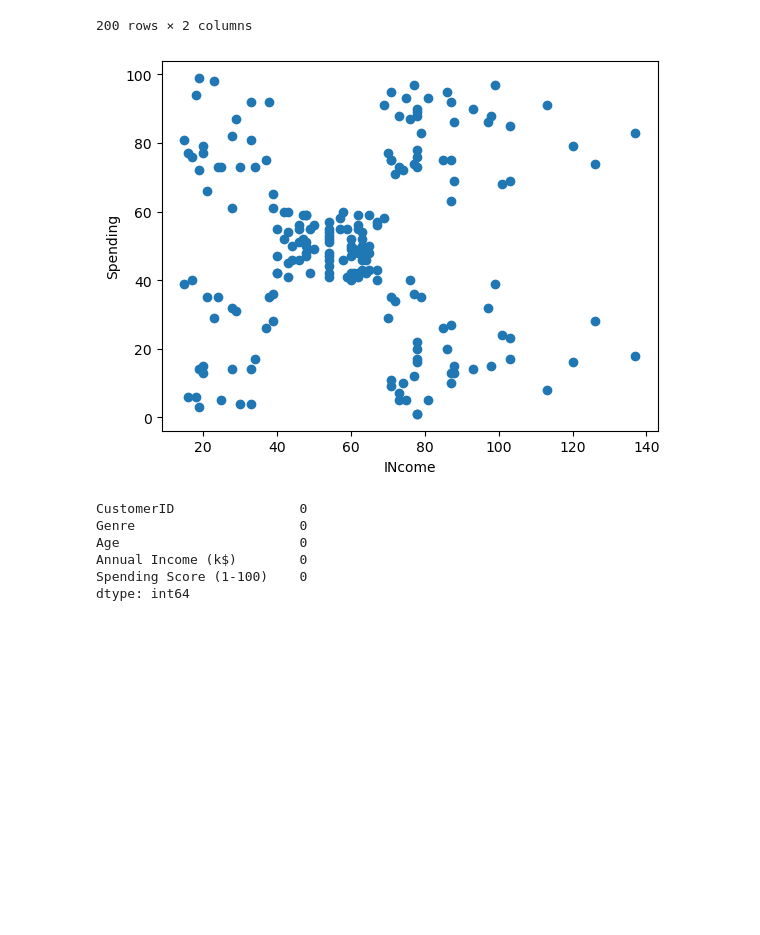
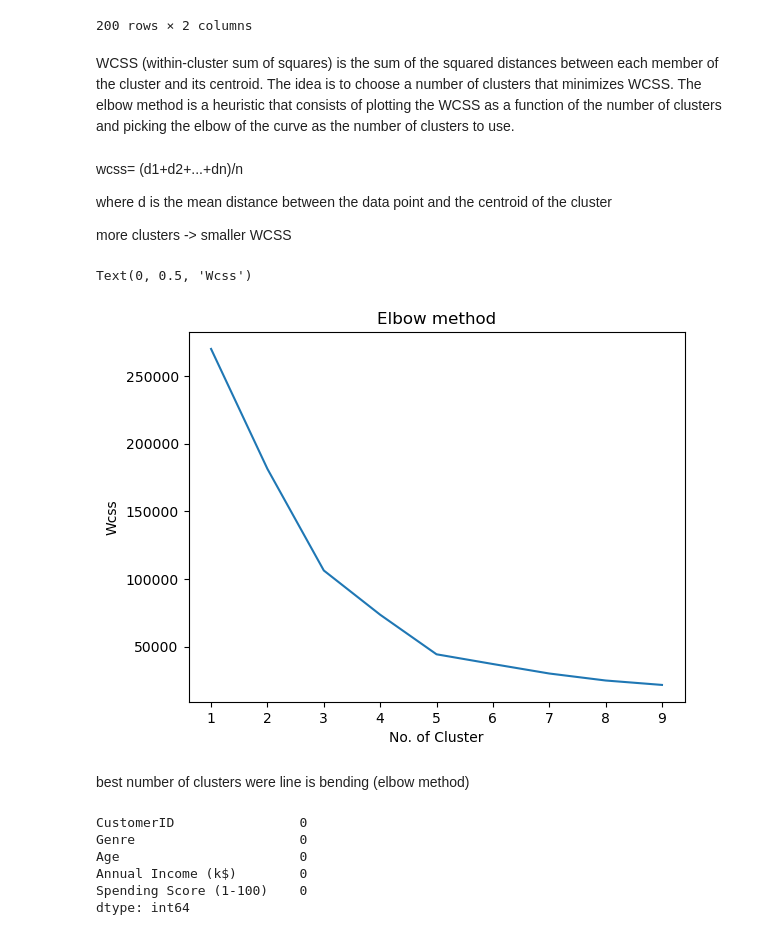
Before and after one commit to basavbamrah/training-sem-7, a Jupyter notebook: unsupervised.ipynb, the cells around one changed output. Saved outputs shown, nothing was run; the diff lists cells and outputs as text; code cells hidden in the pictures; blank space fills up the shorter version.

```diff
--- a/unsupervised.ipynb
+++ b/unsupervised.ipynb
@@ -48,13 +50,31 @@ X
 | 198 | 137 | 18 |
 | 199 | 137 | 83 |
 200 rows × 2 columns
-# %%
-plt.scatter(X.iloc[:,0],X.iloc[:,1])
-plt.xlabel('INcome')
-plt.ylabel('Spending')
-plt.show()
-# %% [output]
-[figure, removed]
+# %% [markdown]
+WCSS (within-cluster sum of squares) is the sum of the squared distances between each member of the cluster and its centroid. The idea is to choose a number of clusters that minimizes WCSS. The elbow method is a heuristic that consists of plotting the WCSS as a function of the number of clusters and picking the elbow of the curve as the number of clusters to use.
+# %% [markdown]
+wcss= (d1+d2+...+dn)/n
+
+where d is the mean distance between the data point and the centroid of the cluster
+
+more clusters -> smaller WCSS
+# %%
+# wcss
+wcss=[]
+for i in range(1,10):
+    kmeans=KMeans(i, random_state=0)
+    kmeans.fit(X)
+    wcss.append(kmeans.inertia_)
+
+plt.plot(range(1,10),wcss)
+plt.title('Elbow method')
+plt.xlabel('No. of Cluster')
+plt.ylabel('Wcss')
+# %% [output]
+Text(0, 0.5, 'Wcss')
+[figure, added]
+# %% [markdown]
+best number of clusters were line is bending (elbow method)
 # %%
 # k-means
 df.isna().sum()
```
Also changed, not shown: parts of 3 cells of this notebook.
